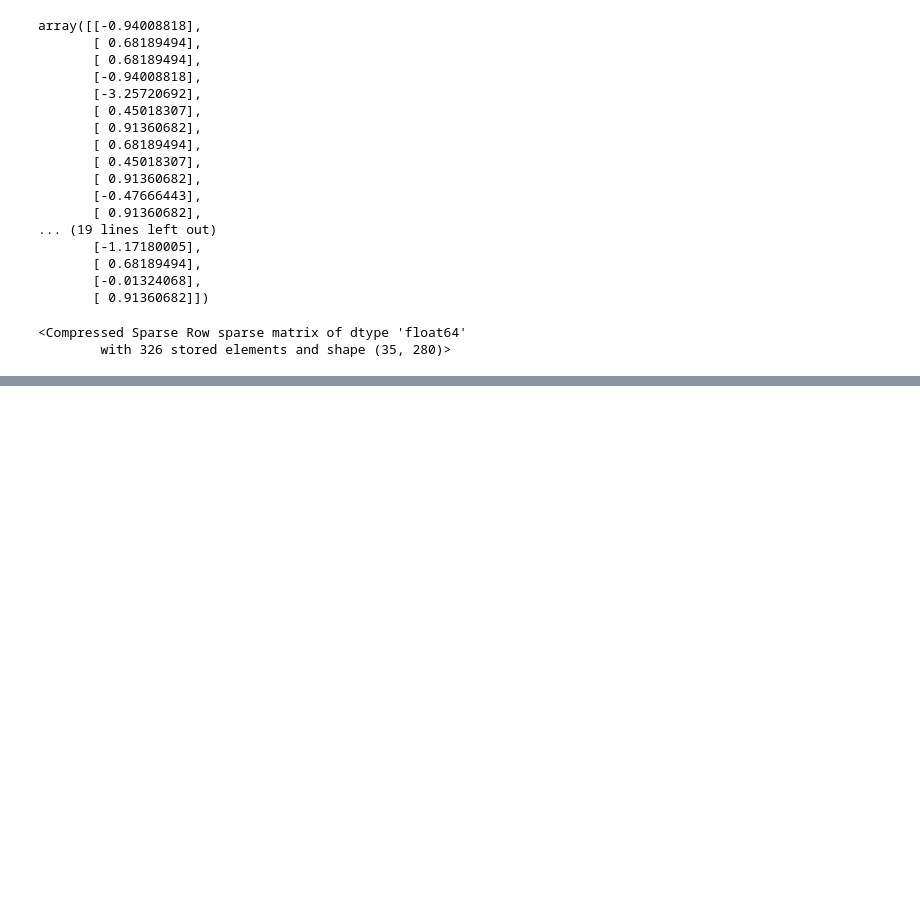
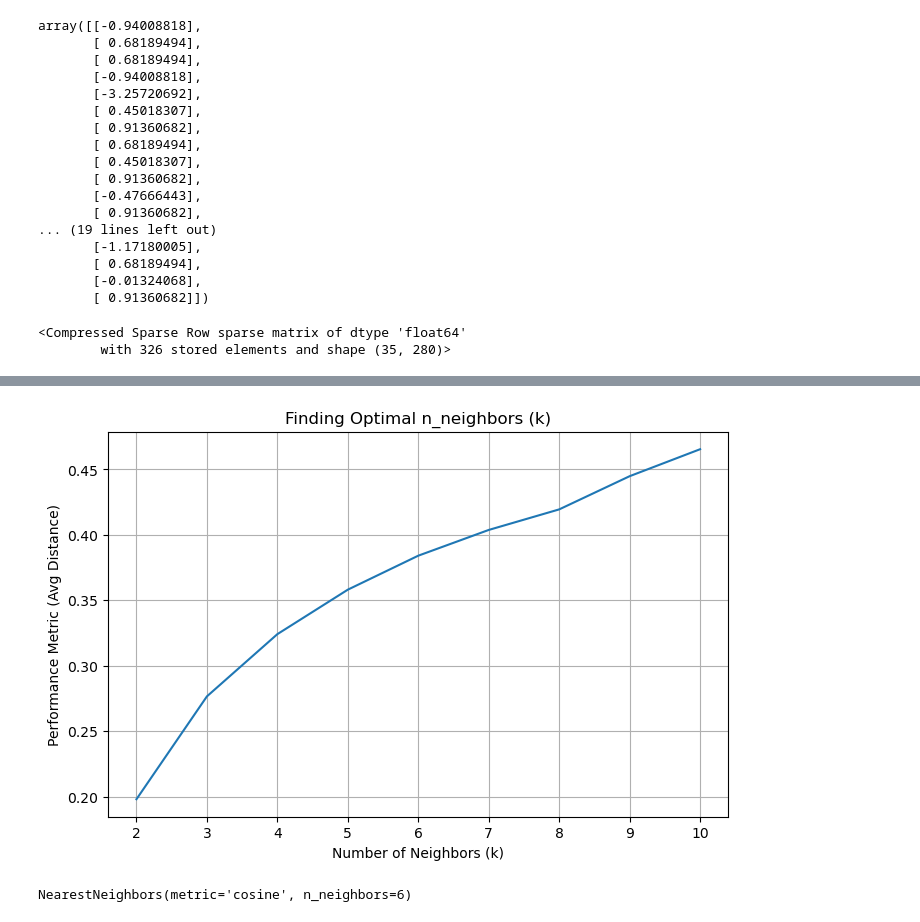
Before and after one commit to Devnath03/Machine_Learning_End-to-End_Models, a Jupyter notebook: Book_Recommendation_System/Book_Recommendation.ipynb, the cells around one changed output, grey strips where cells are left out. Saved outputs shown, nothing was run; the diff lists cells and outputs as text; code cells hidden in the pictures; blank space fills up the shorter version.

```diff
--- a/Book_Recommendation_System/Book_Recommendation.ipynb
+++ b/Book_Recommendation_System/Book_Recommendation.ipynb
@@ -348,3 +348,6 @@ array([[-0.94008818],
 # CSR (Compressed Sparse Row) format is efficient for storing and processing matrices
 # that contain a lot of zeros. It saves memory by only storing non-zero values.
 year_sparse =  csr_matrix(year_scaled)
+# %%
+#Combine the tfidf_matrix,year_sparse
+combined_features = hstack([tfidf_matrix,year_sparse])
@@ -350,0 +375,17 @@ year_sparse =  csr_matrix(year_scaled)
+# %%
+# Define the range of 'k' values to test for the number of neighbors in the model
+k_values = range(2,11)  # from 2 to 10 inclusive
+
+# Initialize an empty list to store performance scores for each k
+performance_scores = []
+
+# Loop over each value of k to train and evaluate a NearestNeighbors model
+for k in k_values:
+    # Create a NearestNeighbors model that finds 'k' nearest neighbors using cosine similarity
+    model = NearestNeighbors(n_neighbors=k, metric='cosine')
+
+    # Fit the model on the combined_features dataset (your feature matrix)
+    model.fit(combined_features)
+    distance, _ = model.kneighbors(combined_features[:5])
+    avg = np.mean(distance)
+    performance_scores.append(avg)
@@ -350,0 +405,17 @@ year_sparse =  csr_matrix(year_scaled)
+# %%
+# Plot performance scores
+plt.figure(figsize=(8, 5))
+plt.plot(k_values, performance_scores)
+plt.title("Finding Optimal n_neighbors (k)")
+plt.xlabel("Number of Neighbors (k)")
+plt.ylabel("Performance Metric (Avg Distance)")
+plt.grid()
+plt.show()
+# %% [output]
+[figure, added]
+# %%
+#Train the Model
+model = NearestNeighbors(n_neighbors=6, metric='cosine')
+model.fit(combined_features)
+# %% [output]
+NearestNeighbors(metric='cosine', n_neighbors=6)
```
Also changed, not shown: parts of 3 cells of this notebook, 4 other files.
